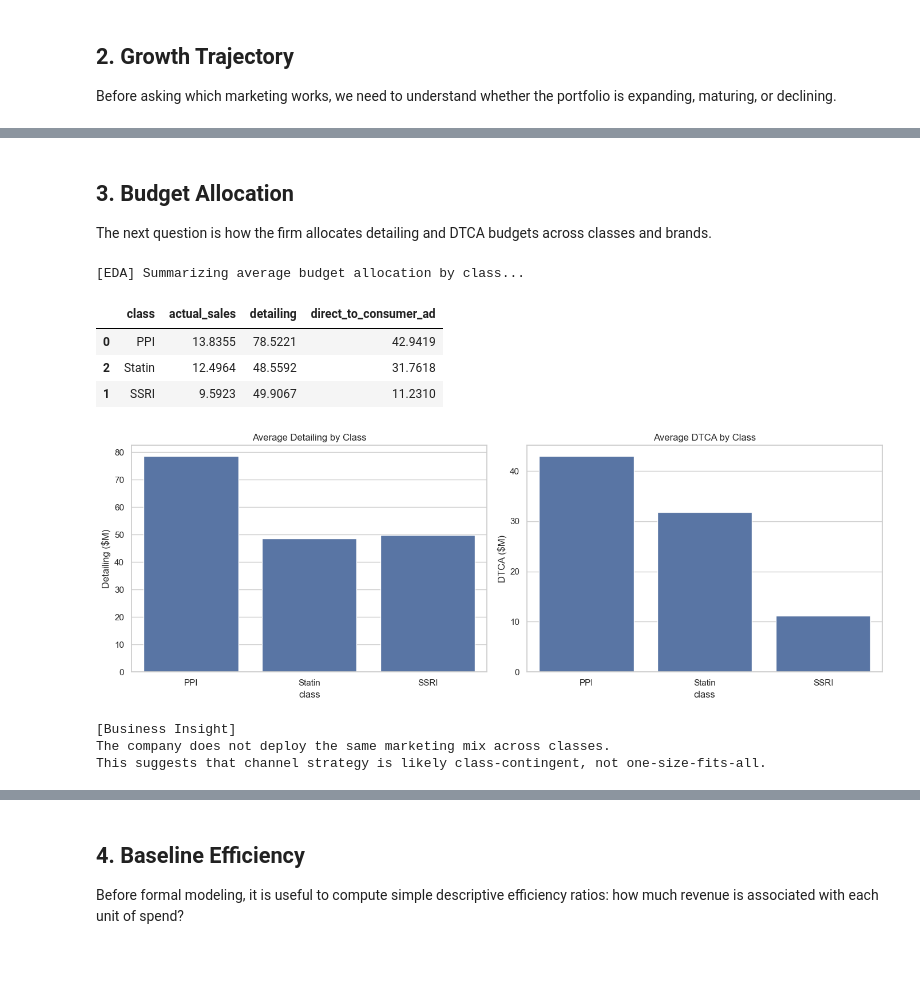
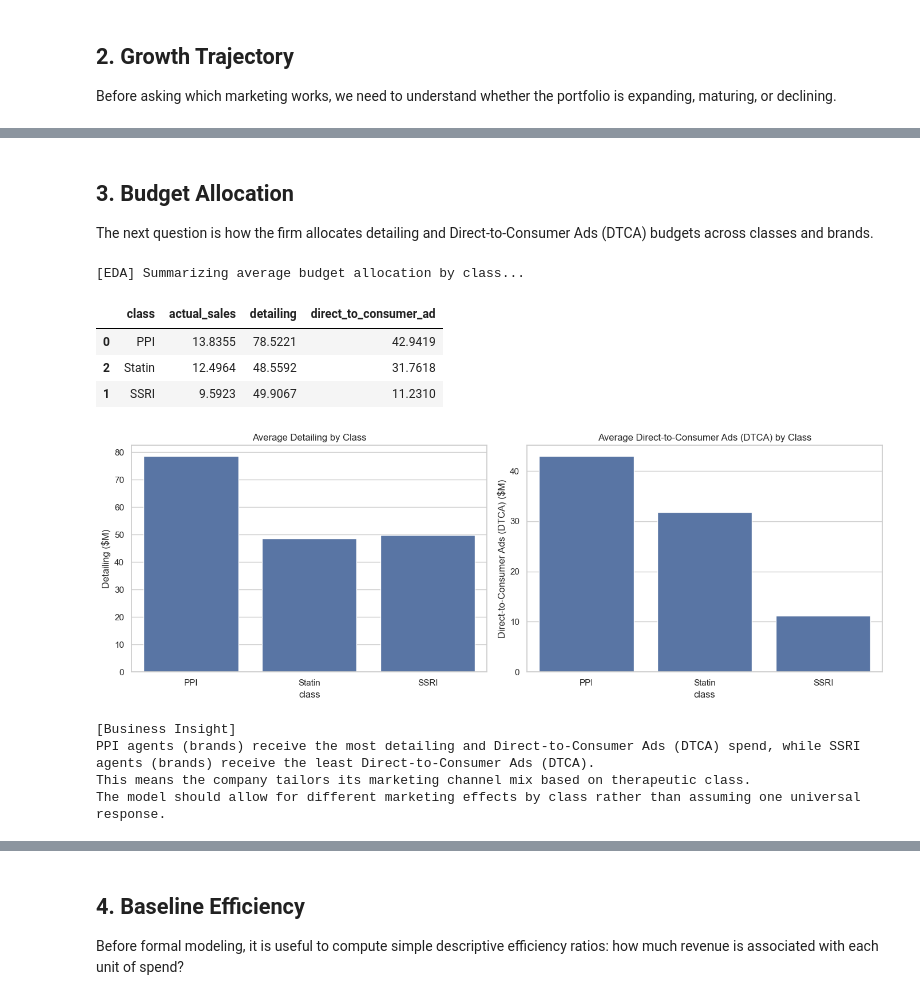
Before and after one commit to deenuy/mmai-marketing-rx-sales-forecasting, a Jupyter notebook: 01_eda_v4.ipynb, the cells around one changed output, grey strips where cells are left out. Cells and saved outputs as stored; diff of their text form; code cells hidden in the pictures; blank space fills up the shorter version.

```diff
--- a/01_eda_v4.ipynb
+++ b/01_eda_v4.ipynb
@@ -353,43 +361,45 @@ This supports the later use of class controls and year effects in the parametric
 # %% [markdown]
 ## 3. Budget Allocation
-The next question is how the firm allocates detailing and DTCA budgets across classes and brands.
+The next question is how the firm allocates detailing and Direct-to-Consumer Ads (DTCA) budgets across classes and brands.
 # %%
 print("\n[EDA] Summarizing average budget allocation by class...")
 
 class_spend = (
     df.groupby("class", as_index=False)[["actual_sales", "detailing", "direct_to_consumer_ad"]]
     .mean()
     .sort_values("actual_sales", ascending=False)
 )
 
 display(class_spend)
 
 fig, axes = plt.subplots(1, 2, figsize=(14, 5))
 
 sns.barplot(data=class_spend, x="class", y="detailing", ax=axes[0])
 axes[0].set_title("Average Detailing by Class")
 axes[0].set_ylabel("Detailing ($M)")
 
 sns.barplot(data=class_spend, x="class", y="direct_to_consumer_ad", ax=axes[1])
-axes[1].set_title("Average DTCA by Class")
-axes[1].set_ylabel("DTCA ($M)")
+axes[1].set_title("Average Direct-to-Consumer Ads (DTCA) by Class")
+axes[1].set_ylabel("Direct-to-Consumer Ads (DTCA) ($M)")
 
 plt.tight_layout()
 plt.show()
 
 print("\n[Business Insight]")
-print("The company does not deploy the same marketing mix across classes.")
-print("This suggests that channel strategy is likely class-contingent, not one-size-fits-all.")
+print("PPI agents (brands) receive the most detailing and Direct-to-Consumer Ads (DTCA) spend, while SSRI agents (brands) receive the least Direct-to-Consumer Ads (DTCA).")
+print("This means the company tailors its marketing channel mix based on therapeutic class.")
+print("The model should allow for different marketing effects by class rather than assuming one universal response.")
 # %% [output]
 [EDA] Summarizing average budget allocation by class...
 |  | class | actual_sales | detailing | direct_to_consumer_ad |
 | 0 | PPI | 13.8355 | 78.5221 | 42.9419 |
 | 2 | Statin | 12.4964 | 48.5592 | 31.7618 |
 | 1 | SSRI | 9.5923 | 49.9067 | 11.2310 |
-[figure, old version]
+[figure, new version]
 [Business Insight]
-The company does not deploy the same marketing mix across classes.
-This suggests that channel strategy is likely class-contingent, not one-size-fits-all.
+PPI agents (brands) receive the most detailing and Direct-to-Consumer Ads (DTCA) spend, while SSRI agents (brands) receive the least Direct-to-Consumer Ads (DTCA).
+This means the company tailors its marketing channel mix based on therapeutic class.
+The model should allow for different marketing effects by class rather than assuming one universal response.
 # %%
 print("\n[EDA] Identifying brands with the highest marketing investment...")
 
```
Also changed, not shown: parts of 29 cells of this notebook, 1 other file.
